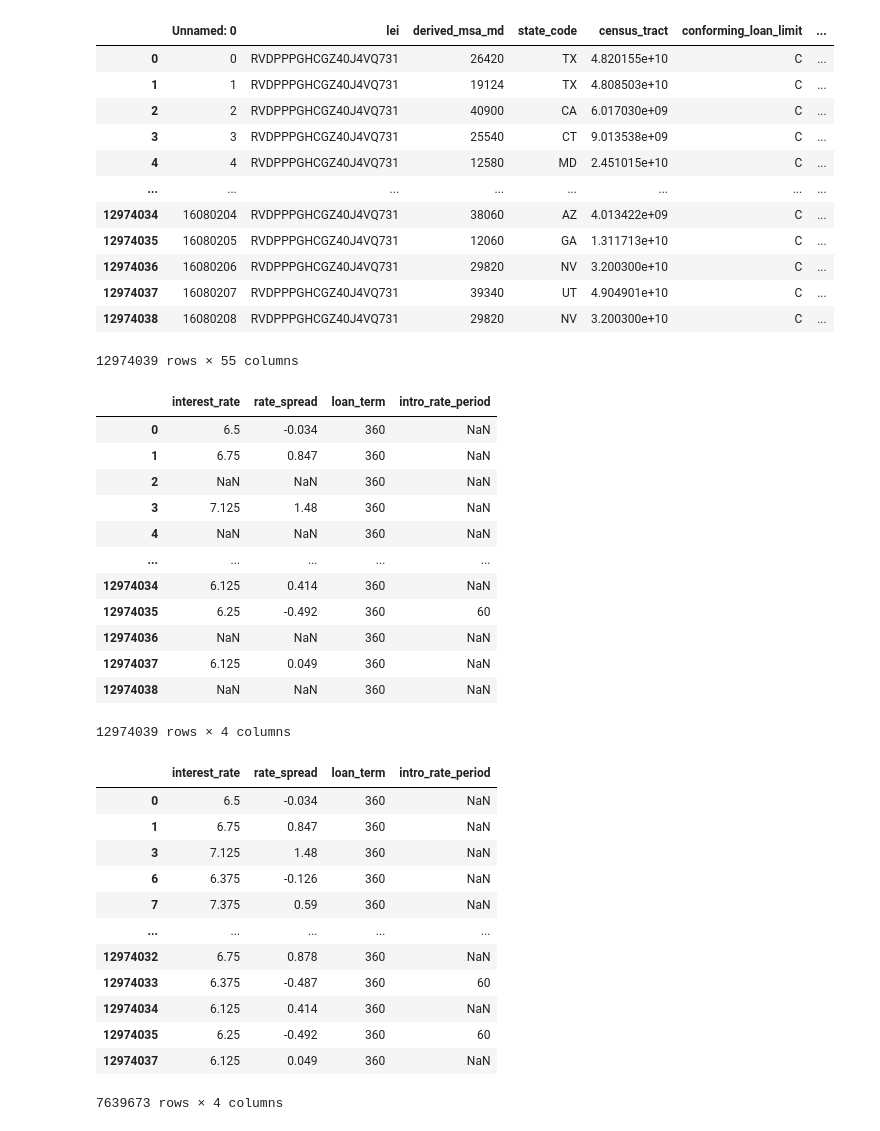
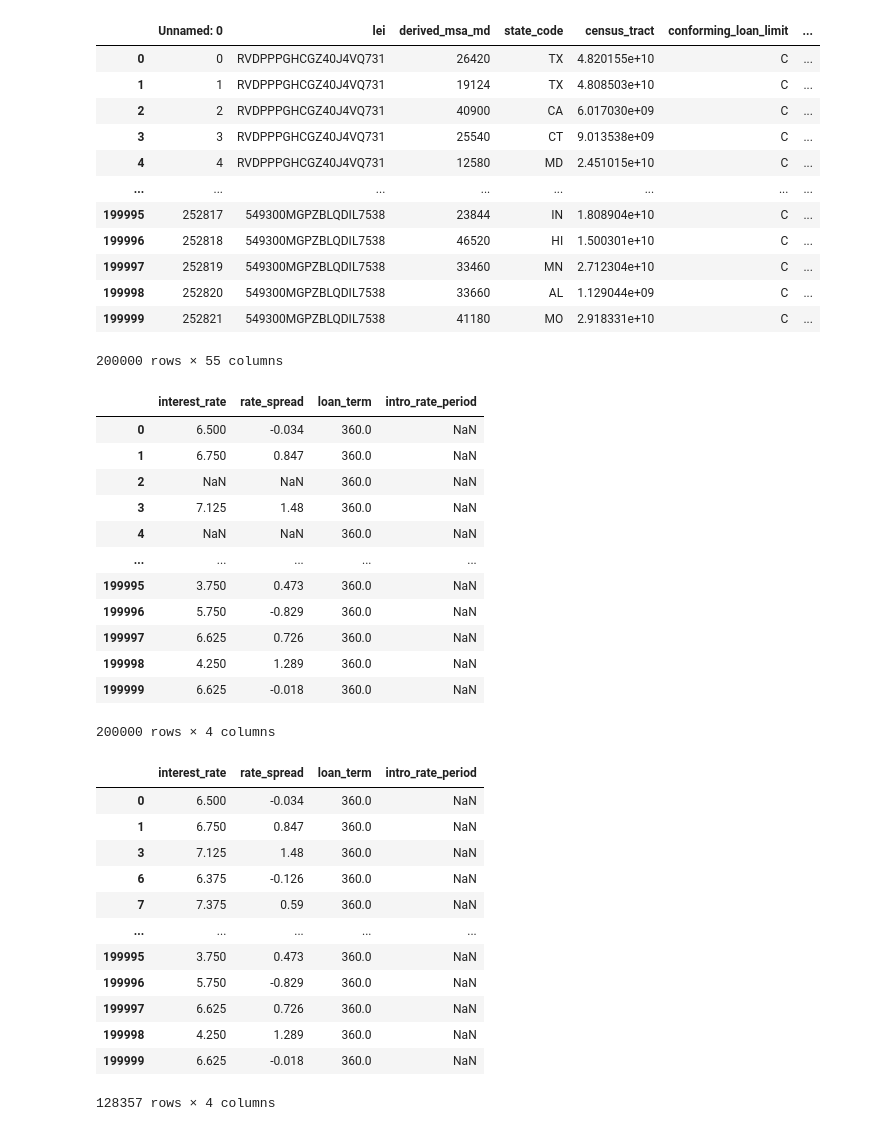
Before and after one commit to robintietz/capstone_hmda, a Jupyter notebook: notebooks/rate_errors.ipynb, the cells around one changed output. Cells and saved outputs as stored; diff of their text form; code cells hidden in the pictures.

```diff
--- a/notebooks/rate_errors.ipynb
+++ b/notebooks/rate_errors.ipynb
@@ -38,55 +50,55 @@ adj_rates
 # %%
-applications = pd.read_csv('../data/pruned_data.csv', low_memory=False)
+applications = pd.read_csv('../data/pruned_data.csv', low_memory=False, nrows = 200000)
 applications
 # %% [output]
 |  | Unnamed: 0 | lei | derived_msa_md | state_code | census_tract | conforming_loan_limit | ... |
 | 0 | 0 | RVDPPPGHCGZ40J4VQ731 | 26420 | TX | 4.820155e+10 | C | ... |
 | 1 | 1 | RVDPPPGHCGZ40J4VQ731 | 19124 | TX | 4.808503e+10 | C | ... |
 | 2 | 2 | RVDPPPGHCGZ40J4VQ731 | 40900 | CA | 6.017030e+09 | C | ... |
 | 3 | 3 | RVDPPPGHCGZ40J4VQ731 | 25540 | CT | 9.013538e+09 | C | ... |
 | 4 | 4 | RVDPPPGHCGZ40J4VQ731 | 12580 | MD | 2.451015e+10 | C | ... |
 | ... | ... | ... | ... | ... | ... | ... | ... |
-| 12974034 | 16080204 | RVDPPPGHCGZ40J4VQ731 | 38060 | AZ | 4.013422e+09 | C | ... |
-| 12974035 | 16080205 | RVDPPPGHCGZ40J4VQ731 | 12060 | GA | 1.311713e+10 | C | ... |
-| 12974036 | 16080206 | RVDPPPGHCGZ40J4VQ731 | 29820 | NV | 3.200300e+10 | C | ... |
-| 12974037 | 16080207 | RVDPPPGHCGZ40J4VQ731 | 39340 | UT | 4.904901e+10 | C | ... |
-| 12974038 | 16080208 | RVDPPPGHCGZ40J4VQ731 | 29820 | NV | 3.200300e+10 | C | ... |
+| 199995 | 252817 | 549300MGPZBLQDIL7538 | 23844 | IN | 1.808904e+10 | C | ... |
+| 199996 | 252818 | 549300MGPZBLQDIL7538 | 46520 | HI | 1.500301e+10 | C | ... |
+| 199997 | 252819 | 549300MGPZBLQDIL7538 | 33460 | MN | 2.712304e+10 | C | ... |
+| 199998 | 252820 | 549300MGPZBLQDIL7538 | 33660 | AL | 1.129044e+09 | C | ... |
+| 199999 | 252821 | 549300MGPZBLQDIL7538 | 41180 | MO | 2.918331e+10 | C | ... |
-12974039 rows × 55 columns
+200000 rows × 55 columns
 # %%
 applications = applications[['interest_rate','rate_spread','loan_term','intro_rate_period']]
 applications
 # %% [output]
 |  | interest_rate | rate_spread | loan_term | intro_rate_period |
-| 0 | 6.5 | -0.034 | 360 | NaN |
-| 1 | 6.75 | 0.847 | 360 | NaN |
-| 2 | NaN | NaN | 360 | NaN |
-| 3 | 7.125 | 1.48 | 360 | NaN |
-| 4 | NaN | NaN | 360 | NaN |
+| 0 | 6.500 | -0.034 | 360.0 | NaN |
+| 1 | 6.750 | 0.847 | 360.0 | NaN |
+| 2 | NaN | NaN | 360.0 | NaN |
+| 3 | 7.125 | 1.48 | 360.0 | NaN |
+| 4 | NaN | NaN | 360.0 | NaN |
 | ... | ... | ... | ... | ... |
-| 12974034 | 6.125 | 0.414 | 360 | NaN |
-| 12974035 | 6.25 | -0.492 | 360 | 60 |
-| 12974036 | NaN | NaN | 360 | NaN |
-| 12974037 | 6.125 | 0.049 | 360 | NaN |
-| 12974038 | NaN | NaN | 360 | NaN |
+| 199995 | 3.750 | 0.473 | 360.0 | NaN |
+| 199996 | 5.750 | -0.829 | 360.0 | NaN |
+| 199997 | 6.625 | 0.726 | 360.0 | NaN |
+| 199998 | 4.250 | 1.289 | 360.0 | NaN |
+| 199999 | 6.625 | -0.018 | 360.0 | NaN |
-12974039 rows × 4 columns
+200000 rows × 4 columns
 # %%
-for col in applications.columns[:-2]:
+for col in applications.columns[:-1]:
     applications = applications[(applications[col].notna()) & (applications[col] != 'Exempt')]
 applications
 # %% [output]
 |  | interest_rate | rate_spread | loan_term | intro_rate_period |
-| 0 | 6.5 | -0.034 | 360 | NaN |
-| 1 | 6.75 | 0.847 | 360 | NaN |
-| 3 | 7.125 | 1.48 | 360 | NaN |
-| 6 | 6.375 | -0.126 | 360 | NaN |
-| 7 | 7.375 | 0.59 | 360 | NaN |
+| 0 | 6.500 | -0.034 | 360.0 | NaN |
+| 1 | 6.750 | 0.847 | 360.0 | NaN |
+| 3 | 7.125 | 1.48 | 360.0 | NaN |
+| 6 | 6.375 | -0.126 | 360.0 | NaN |
+| 7 | 7.375 | 0.59 | 360.0 | NaN |
 | ... | ... | ... | ... | ... |
-| 12974032 | 6.75 | 0.878 | 360 | NaN |
-| 12974033 | 6.375 | -0.487 | 360 | 60 |
-| 12974034 | 6.125 | 0.414 | 360 | NaN |
-| 12974035 | 6.25 | -0.492 | 360 | 60 |
-| 12974037 | 6.125 | 0.049 | 360 | NaN |
+| 199995 | 3.750 | 0.473 | 360.0 | NaN |
+| 199996 | 5.750 | -0.829 | 360.0 | NaN |
+| 199997 | 6.625 | 0.726 | 360.0 | NaN |
+| 199998 | 4.250 | 1.289 | 360.0 | NaN |
+| 199999 | 6.625 | -0.018 | 360.0 | NaN |
-7639673 rows × 4 columns
+128357 rows × 4 columns
 # %%
 for col in applications.columns:
     applications[col] = applications[col].astype(float)
```
Also changed, not shown: parts of 9 cells of this notebook.
